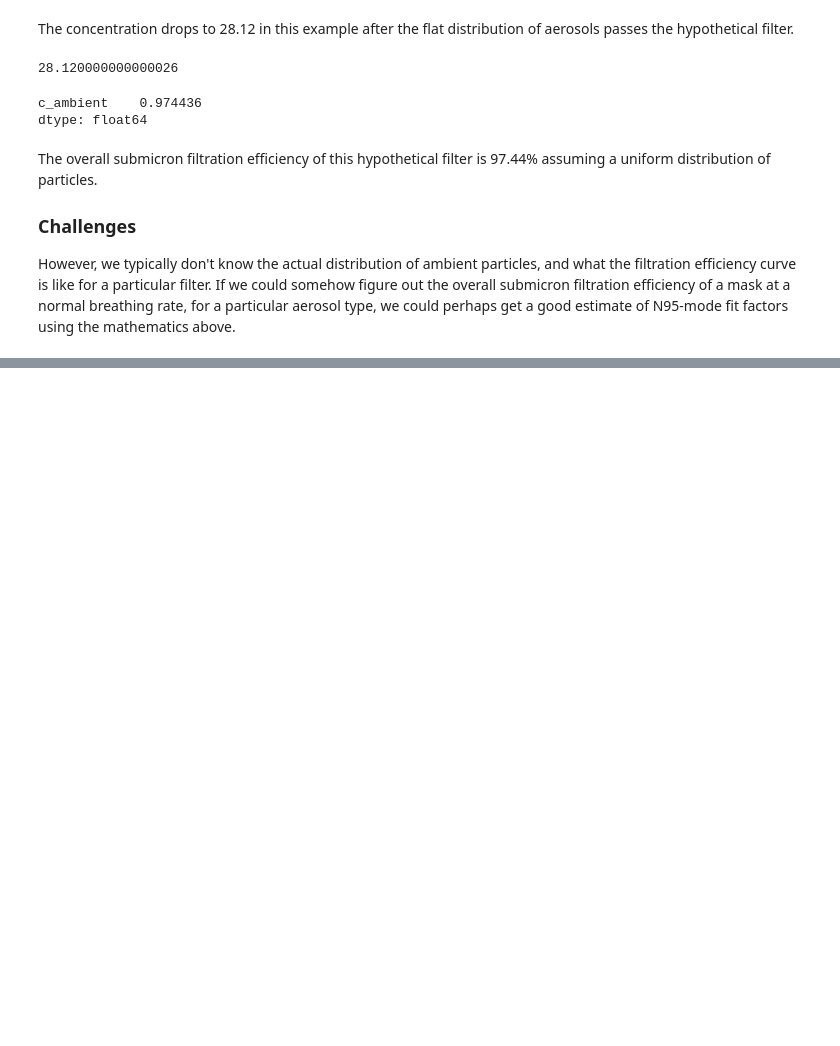
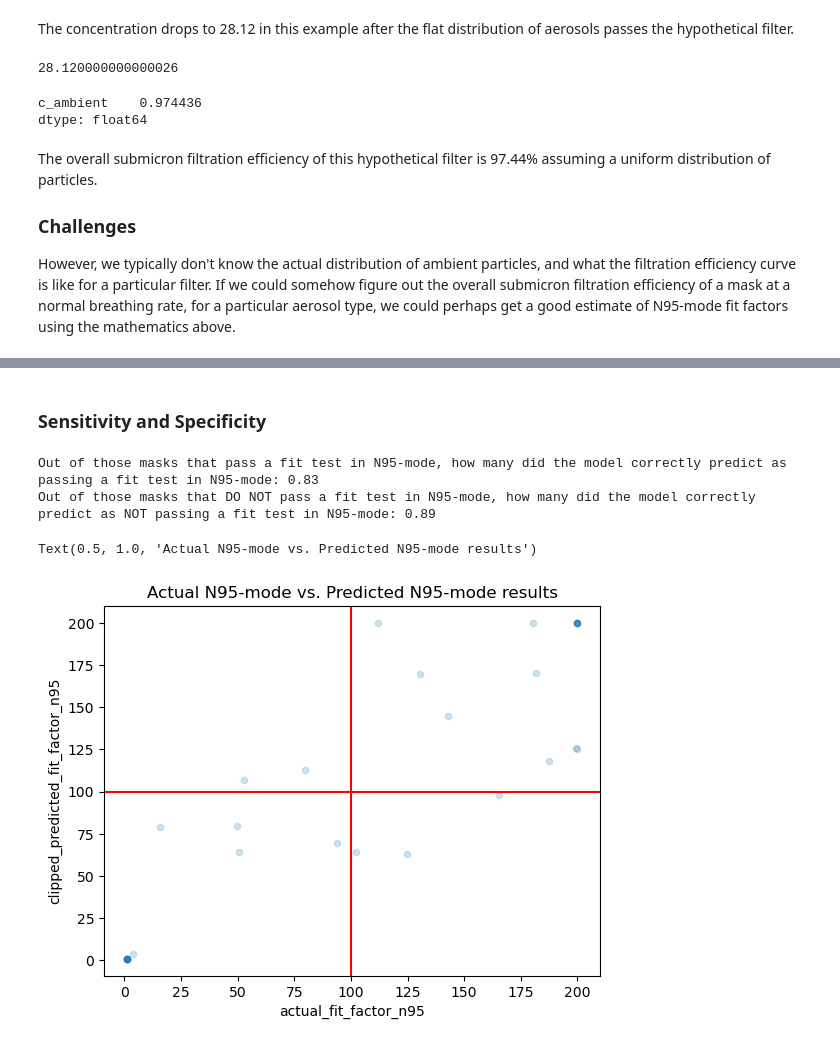
Before and after one commit to Edderic/breathesafe, a Jupyter notebook: python/mask_recommender/notebooks/inferring-n95-mode-fit-factors.ipynb, the cells around one changed output, grey strips where cells are left out. Drawn from its saved outputs; the diff is of its cells as text; code cells hidden in the pictures; blank space fills up the shorter version.

Commit message:
extract inferring n95-mode results from n99-mode results + filtration efficiency data

```diff
--- a/python/mask_recommender/notebooks/inferring-n95-mode-fit-factors.ipynb
+++ b/python/mask_recommender/notebooks/inferring-n95-mode-fit-factors.ipynb
@@ -529,0 +669,10 @@ However, we typically don't know the actual distribution of ambient particles, a
+# %%
+n99_n95_merge = edderic_n99.merge(edderic_n95, left_on=['mask_id', 'facial_hair_short'], right_on=['mask_id', 'facial_hair_short'], suffixes=('_n99', '_n95'))
+# %%
+less_dims = n99_n95_merge[
+    ['unique_internal_model_code_n99'] + list(
+        n99_n95_merge.columns[
+            n99_n95_merge.columns.str.contains('quantitative_ex_')
+        ]
+    )
+]
@@ -529,0 +685,9 @@ However, we typically don't know the actual distribution of ambient particles, a
+# %%
+n95_mode_and_n99_mode_by_exercise = compute_predicted_n95_mode_for_n99_and_n95_data(less_dims, removables=['Normal breathing (SEALED)'])
+n95_mode_and_n99_mode_by_exercise_without_talking = compute_predicted_n95_mode_for_n99_and_n95_data(
+    less_dims,
+    removables=[
+        'Normal breathing (SEALED)',
+        'Talking'
+    ]
+)
@@ -529,0 +732,3 @@ However, we typically don't know the actual distribution of ambient particles, a
+# %%
+overall_ffs_without_talking = add_fit_factor_columns(pd.concat([n95_mode_and_n99_mode_by_exercise_without_talking, not_good_fit_df]))
+overall_ffs_without_talking.sort_values(by='actual_ff_n95 / clipped_predicted_ff_n95')
@@ -529,0 +754,22 @@ However, we typically don't know the actual distribution of ambient particles, a
+# %% [markdown]
+### Sensitivity and Specificity
+# %%
+sens = sensitivity(overall_ffs_without_talking, actual_col='pass_n95_actual', prediction_col='pass_n95_predicted')
+
+print(f"Out of those masks that pass a fit test in N95-mode, how many did the model correctly predict as passing a fit test in N95-mode: {np.round(sens, 2)}")
+
+spec = specificity(overall_ffs_without_talking, actual_col='pass_n95_actual', prediction_col='pass_n95_predicted')
+
+print(f"Out of those masks that DO NOT pass a fit test in N95-mode, how many did the model correctly predict as NOT passing a fit test in N95-mode: {np.round(spec, 2)}")
+# %% [output]
+Out of those masks that pass a fit test in N95-mode, how many did the model correctly predict as passing a fit test in N95-mode: 0.83
+Out of those masks that DO NOT pass a fit test in N95-mode, how many did the model correctly predict as NOT passing a fit test in N95-mode: 0.89
+# %%
+fig, ax = plt.subplots()
+overall_ffs_without_talking.plot.scatter(x='actual_fit_factor_n95', y='clipped_predicted_fit_factor_n95', ax=ax, alpha=0.2)
+ax.axvline(100, color='r')
+ax.axhline(100, color='r')
+ax.set_title("Actual N95-mode vs. Predicted N95-mode results")
+# %% [output]
+Text(0.5, 1.0, 'Actual N95-mode vs. Predicted N95-mode results')
+[figure, added]
```
Also changed, not shown: parts of 20 cells of this notebook, 2 other files.
